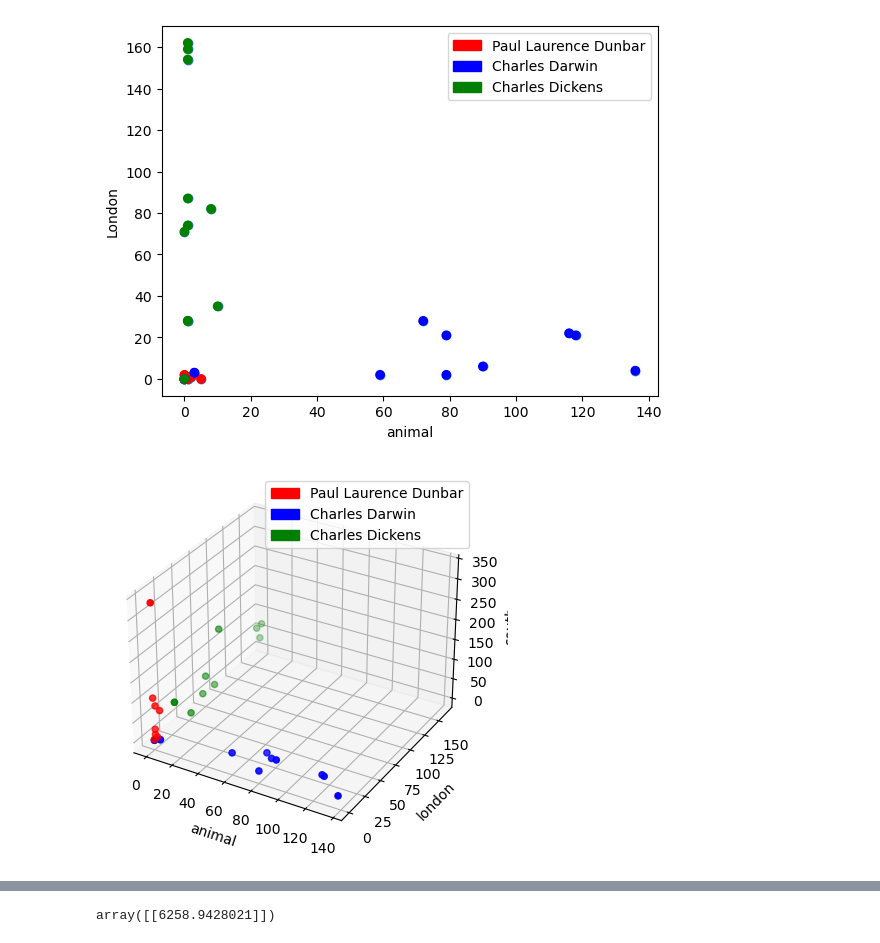
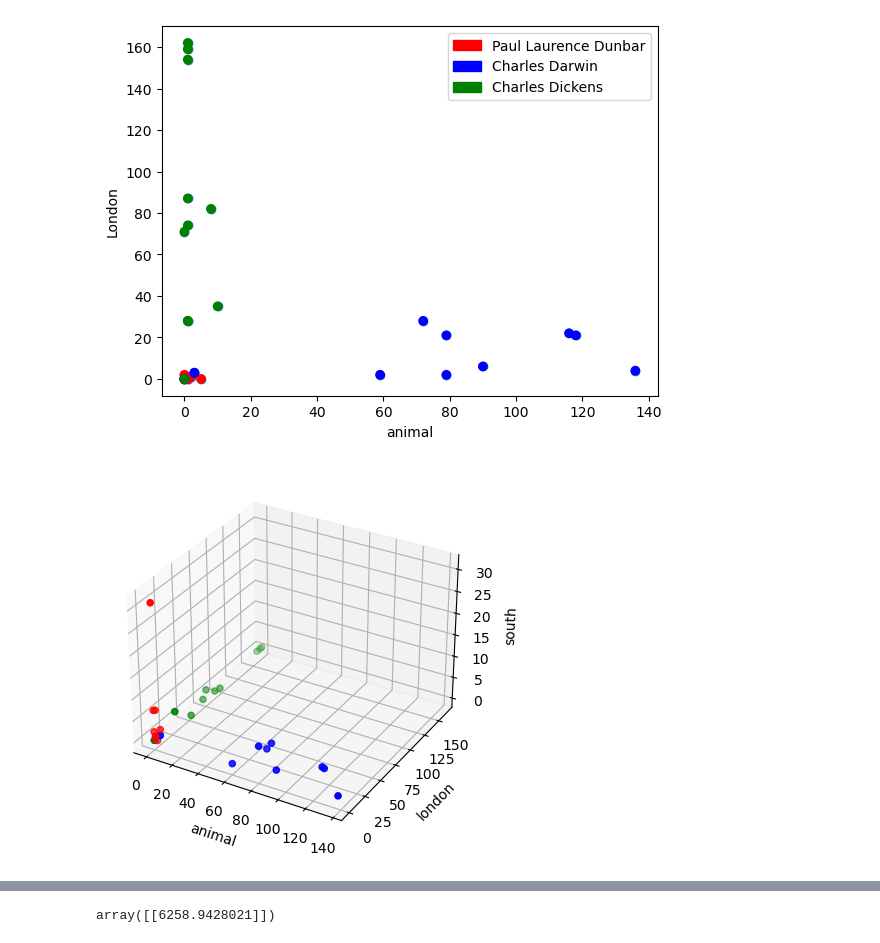
Before and after one commit to lucianli123/embeddings-demo, a Jupyter notebook: embeddings.ipynb, the cells around one changed output, grey strips where cells are left out. Drawn from its saved outputs; the diff is of its cells as text; code cells hidden in the pictures.

```diff
--- a/embeddings.ipynb
+++ b/embeddings.ipynb
@@ -110,13 +112,13 @@ df["text"]=texts
 
 from sklearn.feature_extraction.text import CountVectorizer
 
-vectorizer = CountVectorizer()
+vectorizer = CountVectorizer(min_df=2, max_df=0.8, stop_words='english')
 
 X = vectorizer.fit_transform(df["text"])
 
 #convert to a dataframe
 
-df_bow=pd.DataFrame(X.toarray(), columns=vectorizer.get_feature_names_out())
+df_bow=pd.DataFrame(X.toarray(), columns=vectorizer.get_feature_names())
 # %% [markdown]
 Placing points in space lets us see the relationship between points
 # %%
@@ -154,23 +156,23 @@ plt.show()
 # %%
 #make 3d plot with three words
 
 from mpl_toolkits.mplot3d import Axes3D
 
 fig = plt.figure()
 
 ax = fig.add_subplot(111, projection='3d')
 
-ax.scatter(df_bow["animal"], df_bow["london"], df_bow["love"], c=df["author"].apply(lambda x: colors[x]))
+ax.scatter(df_bow["animal"], df_bow["london"], df_bow["dawn"], c=df["author"].apply(lambda x: colors[x]))
 
 ax.set_xlabel('animal')
 
 ax.set_ylabel('london')
 
 ax.set_zlabel('south')
 
 plt.show()
 # %% [output]
-[figure, old version]
+[figure, new version]
 # %% [markdown]
 ![image.png](attachment:image.png)
 # %%
```
Also changed, not shown: parts of 3 cells of this notebook.
